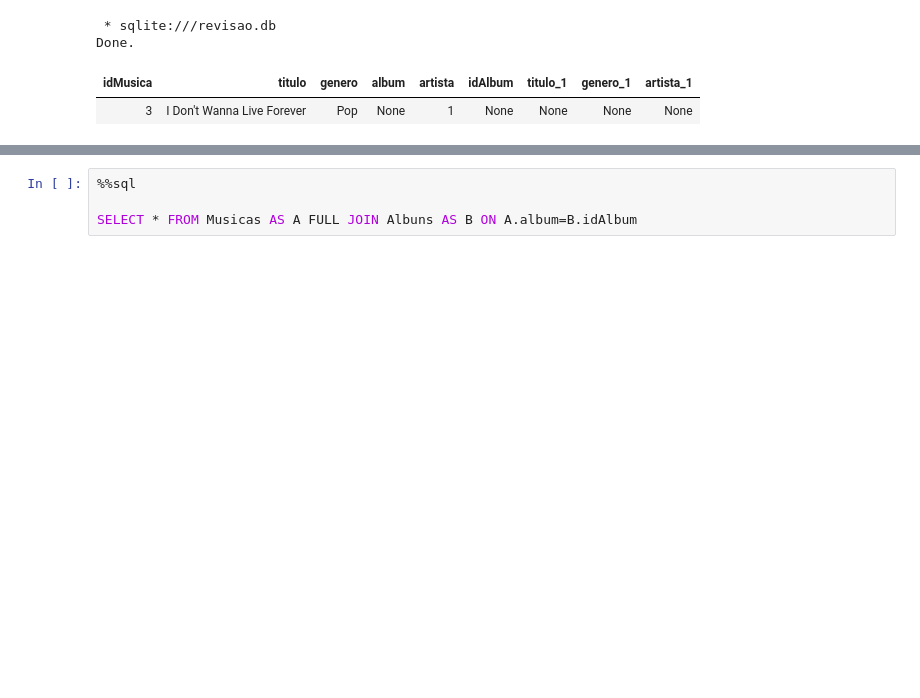
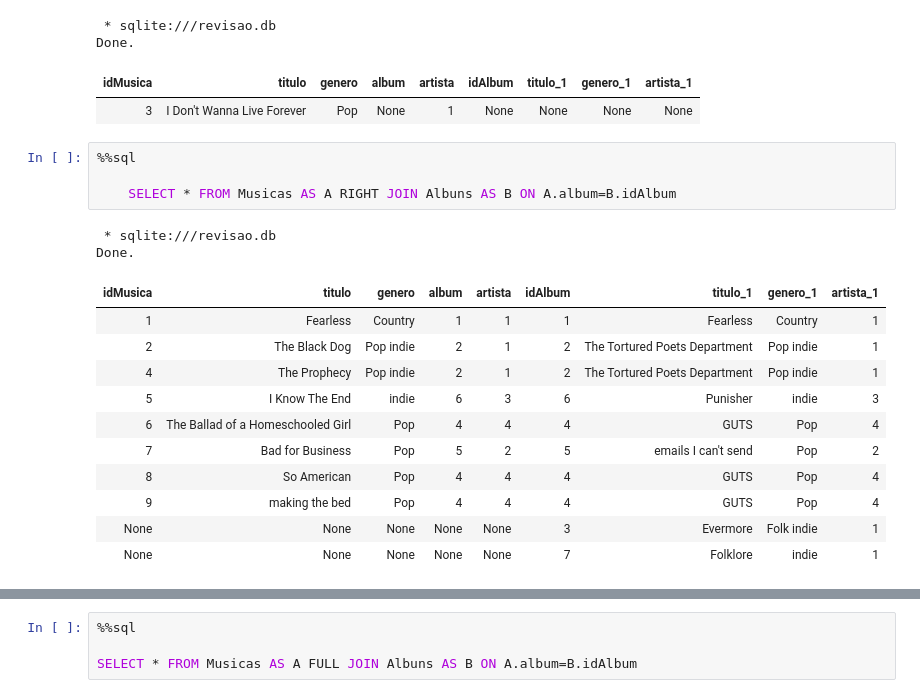
Before and after one commit to MarceleLouiseSAra/TPs-IBD, a Jupyter notebook: Revisão para a 2ª prova.ipynb, the cells around one changed output, grey strips where cells are left out. Drawn from its saved outputs; the diff is of its cells as text; blank space fills up the shorter version.

```diff
--- a/Revisão para a 2ª prova.ipynb
+++ b/Revisão para a 2ª prova.ipynb
@@ -240,3 +240,21 @@ SELECT * FROM Musicas AS A LEFT JOIN Albuns AS B ON A.album=B.idAlbum WHERE B.id
 Done.
 | idMusica | titulo | genero | album | artista | idAlbum | titulo_1 | genero_1 | artista_1 |
 | 3 | I Don't Wanna Live Forever | Pop | None | 1 | None | None | None | None |
+# %%
+%%sql
+
+    SELECT * FROM Musicas AS A RIGHT JOIN Albuns AS B ON A.album=B.idAlbum
+# %% [output]
+ * sqlite:///revisao.db
+Done.
+| idMusica | titulo | genero | album | artista | idAlbum | titulo_1 | genero_1 | artista_1 |
+| 1 | Fearless | Country | 1 | 1 | 1 | Fearless | Country | 1 |
+| 2 | The Black Dog | Pop indie | 2 | 1 | 2 | The Tortured Poets Department | Pop indie | 1 |
+| 4 | The Prophecy | Pop indie | 2 | 1 | 2 | The Tortured Poets Department | Pop indie | 1 |
+| 5 | I Know The End | indie | 6 | 3 | 6 | Punisher | indie | 3 |
+| 6 | The Ballad of a Homeschooled Girl | Pop | 4 | 4 | 4 | GUTS | Pop | 4 |
+| 7 | Bad for Business | Pop | 5 | 2 | 5 | emails I can't send | Pop | 2 |
+| 8 | So American | Pop | 4 | 4 | 4 | GUTS | Pop | 4 |
+| 9 | making the bed | Pop | 4 | 4 | 4 | GUTS | Pop | 4 |
+| None | None | None | None | None | 3 | Evermore | Folk indie | 1 |
+| None | None | None | None | None | 7 | Folklore | indie | 1 |
```
Also changed, not shown: parts of 2 cells of this notebook.
